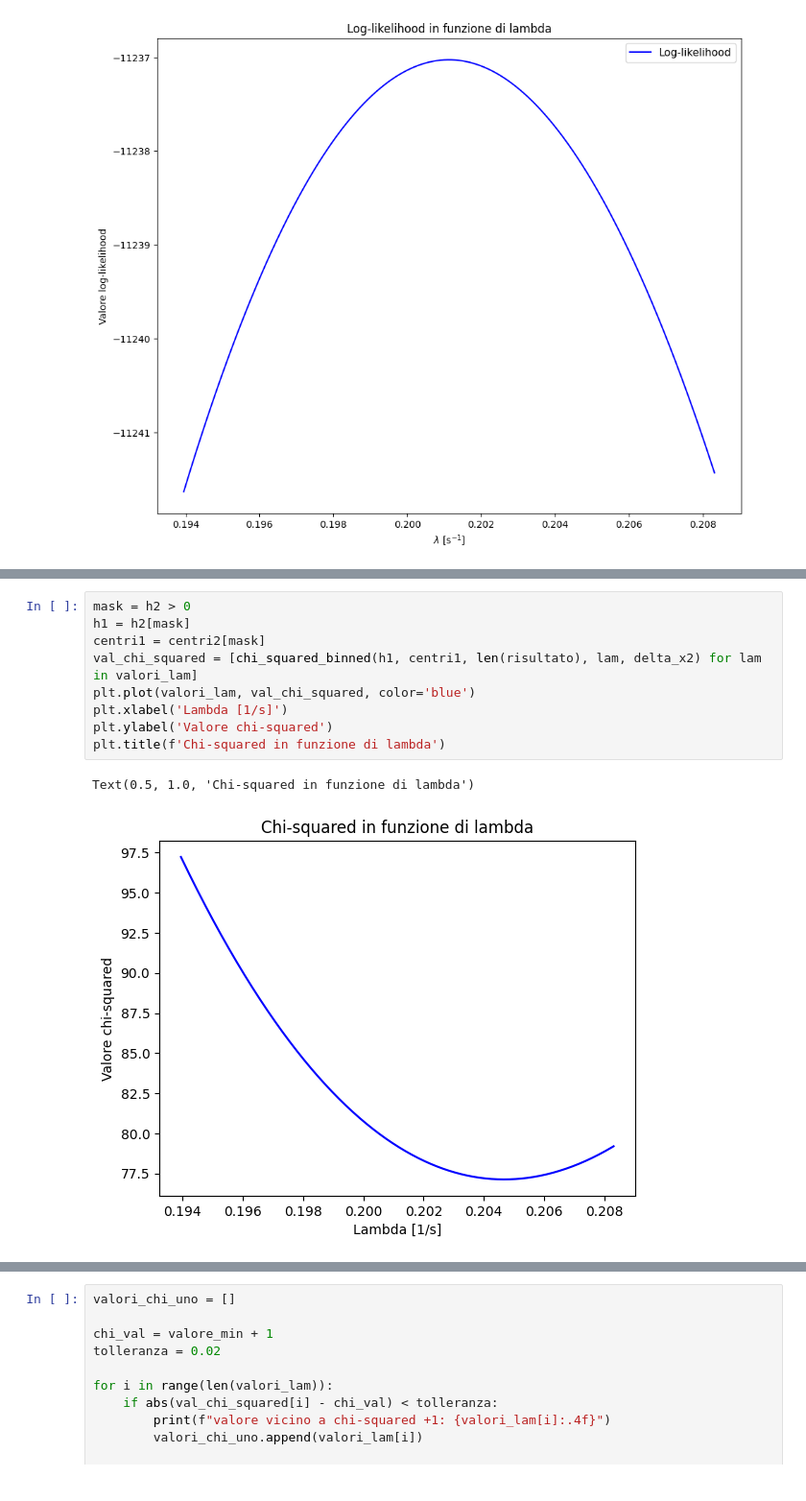
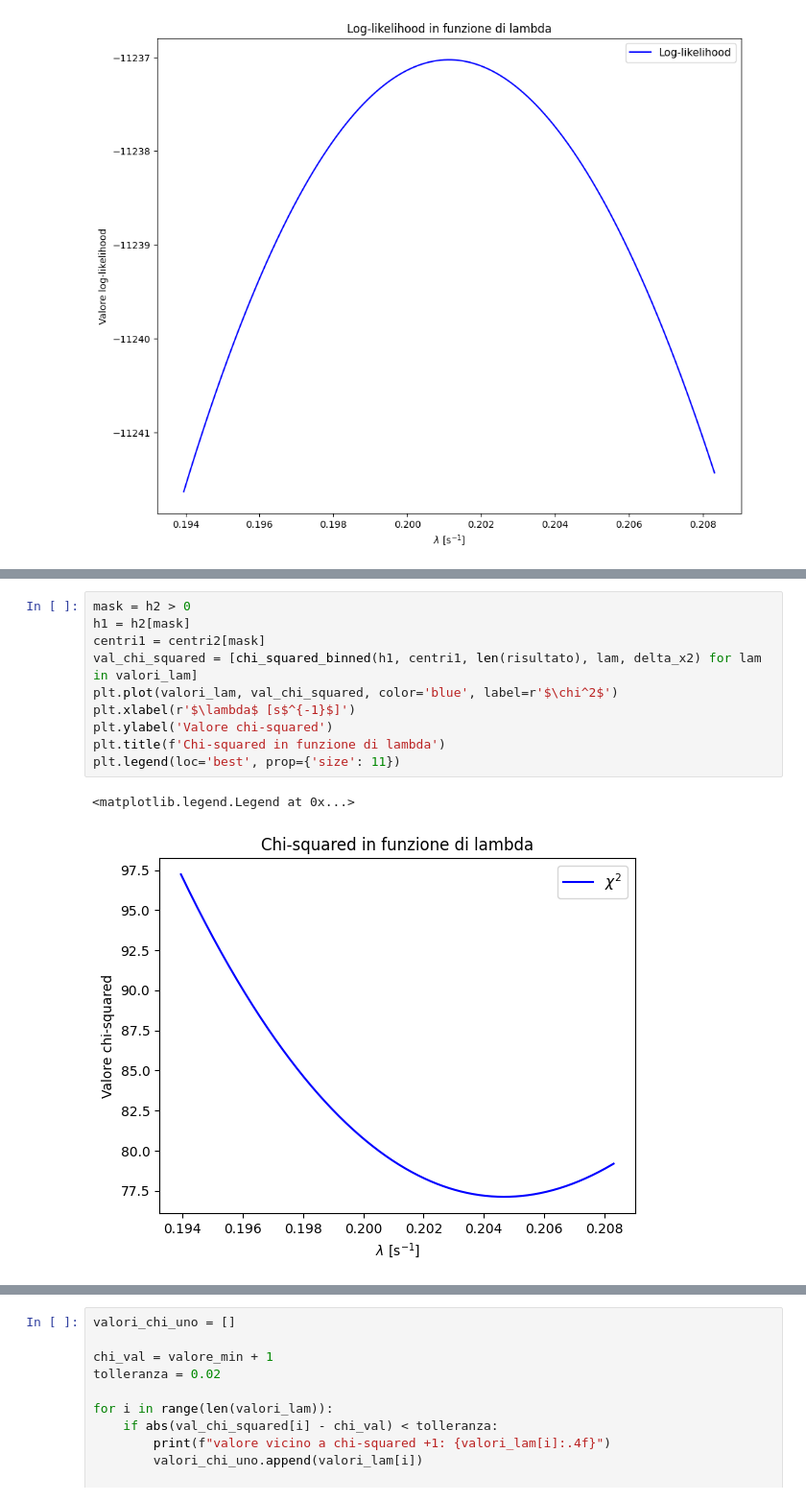
Before and after one commit to Its-mics/Statistica, a Jupyter notebook: laboratorio/Esame/5_esercitazione.ipynb, the cells around one changed output, grey strips where cells are left out. Shown at 96% size. Drawn from its saved outputs; the diff is of its cells as text.

```diff
--- a/laboratorio/Esame/5_esercitazione.ipynb
+++ b/laboratorio/Esame/5_esercitazione.ipynb
@@ -185,15 +190,16 @@ Sigma di lambda: 0.0024
 # %%
 mask = h2 > 0
 h1 = h2[mask]
 centri1 = centri2[mask]
 val_chi_squared = [chi_squared_binned(h1, centri1, len(risultato), lam, delta_x2) for lam in valori_lam]
-plt.plot(valori_lam, val_chi_squared, color='blue')
-plt.xlabel('Lambda [1/s]')
+plt.plot(valori_lam, val_chi_squared, color='blue', label=r'$\chi^2$')
+plt.xlabel(r'$\lambda$ [s$^{-1}$]')
 plt.ylabel('Valore chi-squared')
 plt.title(f'Chi-squared in funzione di lambda')
+plt.legend(loc='best', prop={'size': 11})
 # %% [output]
-Text(0.5, 1.0, 'Chi-squared in funzione di lambda')
+<matplotlib.legend.Legend at 0x...>
-[figure, old version]
+[figure, new version]
 # %%
 for i in range(len(valori_lam)):
     if val_chi_squared[i] < val_chi_squared[i+1]:
```
Also changed, not shown: parts of 4 cells of this notebook.
